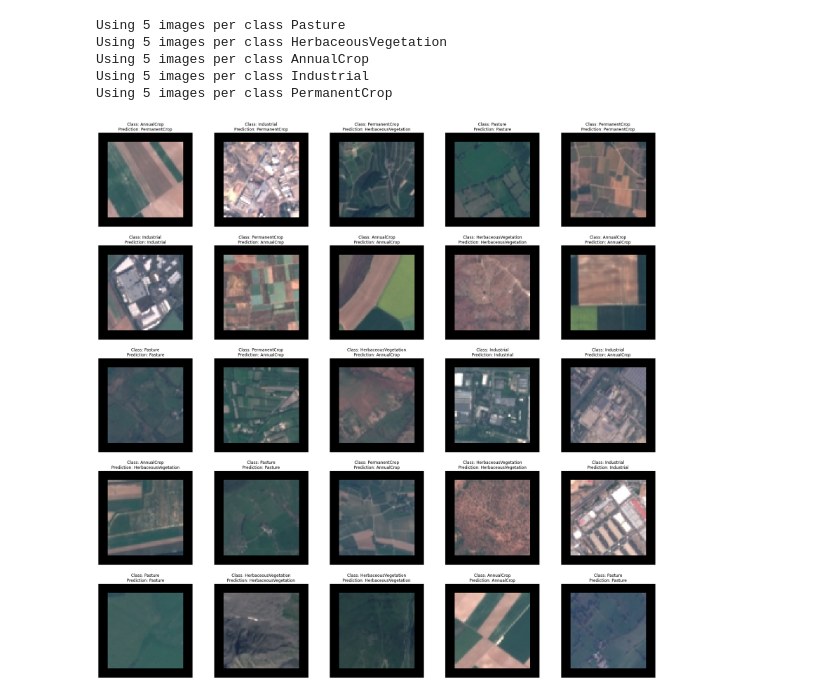
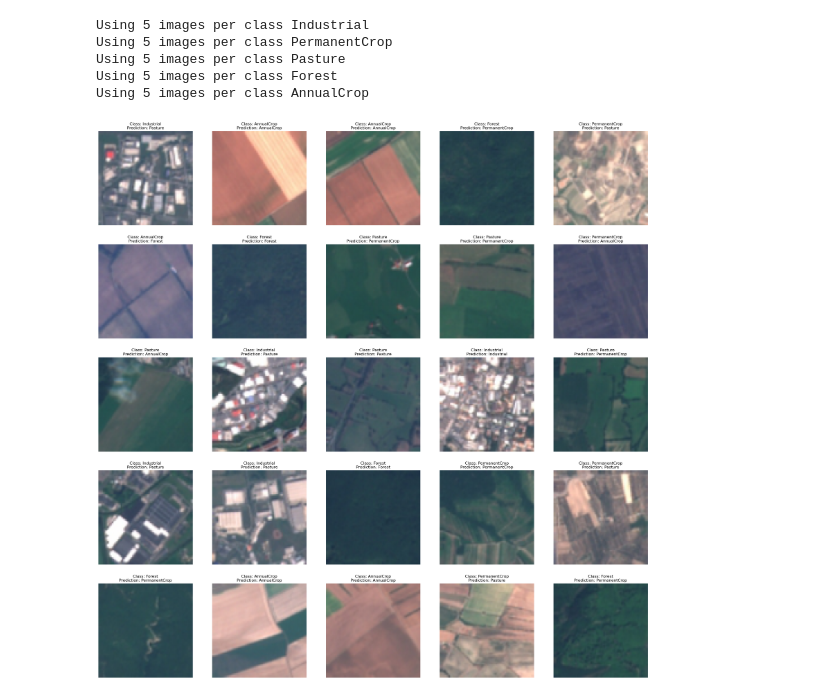
Before and after one commit to waasnipun/neurafusion, a Jupyter notebook: train-resnet18.ipynb, the cells around one changed output. Drawn from its saved outputs; the diff is of its cells as text; code cells hidden in the pictures.

Commit message:
final training results

```diff
--- a/train-resnet18.ipynb
+++ b/train-resnet18.ipynb
@@ -20,9 +20,5 @@ from sklearn.model_selection import train_test_split
 import random
 # %%
 device = torch.device('cuda:0' if torch.cuda.is_available() else 'cpu')
-if torch.backends.mps.is_available():
-    device = torch.device("mps")
-else:
-    print("MPS device not found.")
 print('Device:', device)
 # %% [output]
@@ -56,7 +52,7 @@ def make_dataset_loaders(num_classes, batch_size, num_workers):
                 transforms.RandomHorizontalFlip(),
                 transforms.RandomRotation(degrees=5),
                 transforms.ToTensor(),
-                transforms.Normalize((0.485, 0.456, 0.406), (0.229, 0.224, 0.225)),
+                transforms.Normalize((0.45, 0.45, 0.45), (0.6, 0.6, 0.6)),
             ]
         )
 
@@ -64,7 +60,7 @@ def make_dataset_loaders(num_classes, batch_size, num_workers):
             [
                 transforms.RandomCrop(80, padding=8),
                 transforms.ToTensor(),
-                transforms.Normalize((0.485, 0.456, 0.406), (0.229, 0.224, 0.225)),
+                transforms.Normalize((0.45, 0.45, 0.45), (0.6, 0.6, 0.6)),
             ]
         )
 
@@ -155,7 +151,7 @@ num_workers = 4
 learning_rate = 0.0001 # 0.00005 - the best one so far
 num_epochs = 5
 num_classes = 5
-iterations = 2
+iterations = 30
 
 print(f"Hyperparameters:")
 print(f"Batch Size: {batch_size}")
@@ -165,17 +161,17 @@ print(f"Number of Workers: {num_workers}")
 print(f"Number of Classes: {num_classes}\n")
 
 ##change this
-loaded_model = torch.load(os.path.join(os.getcwd(), 'pretrained/resnet18_model_77.pth'))
+loaded_model = torch.load(os.path.join(os.getcwd(), 'pretrained/resnet_model_best_76.89.pth'))
 model = ResNet18(num_classes=50).to(device)
 
 # Load the state dictionary into your model
-model.load_state_dict(loaded_model.state_dict())
+model.load_state_dict(loaded_model)
 
 in_features = model.resnet18.fc.in_features
 model.resnet18.fc = nn.Linear(in_features, num_classes).to(device)
 
-# for param in model.parameters():
-#     param.requires_grad = True
+for param in model.parameters():
+    param.requires_grad = True
 
 total_test_loss = 0.0
 total_test_acc = 0.0
@@ -195,13 +191,6 @@ for iter in range(iterations):
 print("---------------------------------------------")
 print(f"Average Test Accuracy: {total_test_acc/iterations}")
 print(f"Average Test Loss: {total_test_loss/iterations}")
-
-plt.plot(training_losses, label='Training Loss')
-plt.xlabel('Epoch')
-plt.plot(test_loss, label='Validation Loss')
-plt.ylabel('Loss')
-plt.legend()
-plt.show()
 # %% [output]
 Hyperparameters:
 Batch Size: 3
@@ -229,42 +228,42 @@ dataset, label_mapping = getDataset(path=root_dir, num_classes=5, num_images_per
 
 transforms = transforms.Compose(
             [
-                transforms.RandomCrop(80, padding=8),
+                transforms.Resize((84, 84)),
                 transforms.ToTensor(),
-                transforms.Normalize((0.485, 0.456, 0.406), (0.229, 0.224, 0.225)),
+                transforms.Normalize((0.45, 0.45, 0.45), (0.6, 0.6, 0.6)),
             ]
         )
 
 dataset = Dataset(dataset=dataset, path=root_dir, transform=transforms)
 loader = DataLoader(dataset=dataset, shuffle=True, num_workers=num_workers)
 
 model.eval()
 
 fig, axs = plt.subplots(5, 5, figsize=(30, 30))  # Adjust figsize as needed
 
 for i_batch, (images, labels) in enumerate(loader):
     images, labels = images.to(device), labels.to(device)
     output_train = model(images)
     predict = output_train.argmax(dim=1)
 
     ax = axs[int(i_batch/5), i_batch%5]
     ax.set_title('Class: {}\nPrediction: {}'.format(label_mapping[labels[0].item()],
                                                     label_mapping[predict[0].item()]))
     ax.axis('off')
 
     # Revert normalization
     images_display = images[0].cpu().numpy().transpose((1, 2, 0))
-    mean = np.array([0.485, 0.456, 0.406])
-    std = np.array([0.229, 0.224, 0.225])
+    mean = np.array([0.45, 0.45, 0.45])
+    std = np.array([0.6, 0.6, 0.6])
     images_display = std * images_display + mean
     images_display = np.clip(images_display, 0, 1)
 
     ax.imshow(images_display)  # Assuming images are in CHW format
 plt.show()
 # %% [output]
-Using 5 images per class Pasture
-Using 5 images per class HerbaceousVegetation
-Using 5 images per class AnnualCrop
 Using 5 images per class Industrial
 Using 5 images per class PermanentCrop
+Using 5 images per class Pasture
+Using 5 images per class Forest
+Using 5 images per class AnnualCrop
-[figure, old version]
+[figure, new version]
```
Also changed, not shown: parts of 3 cells of this notebook, 22 other files.
